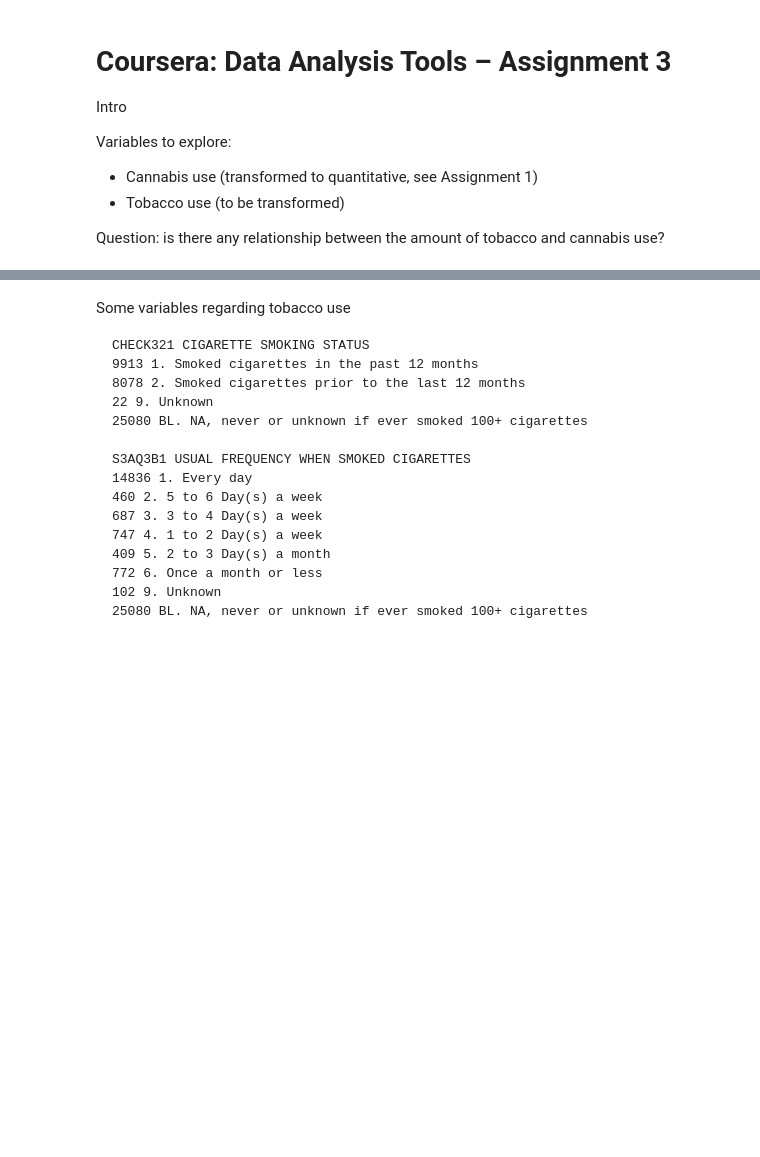
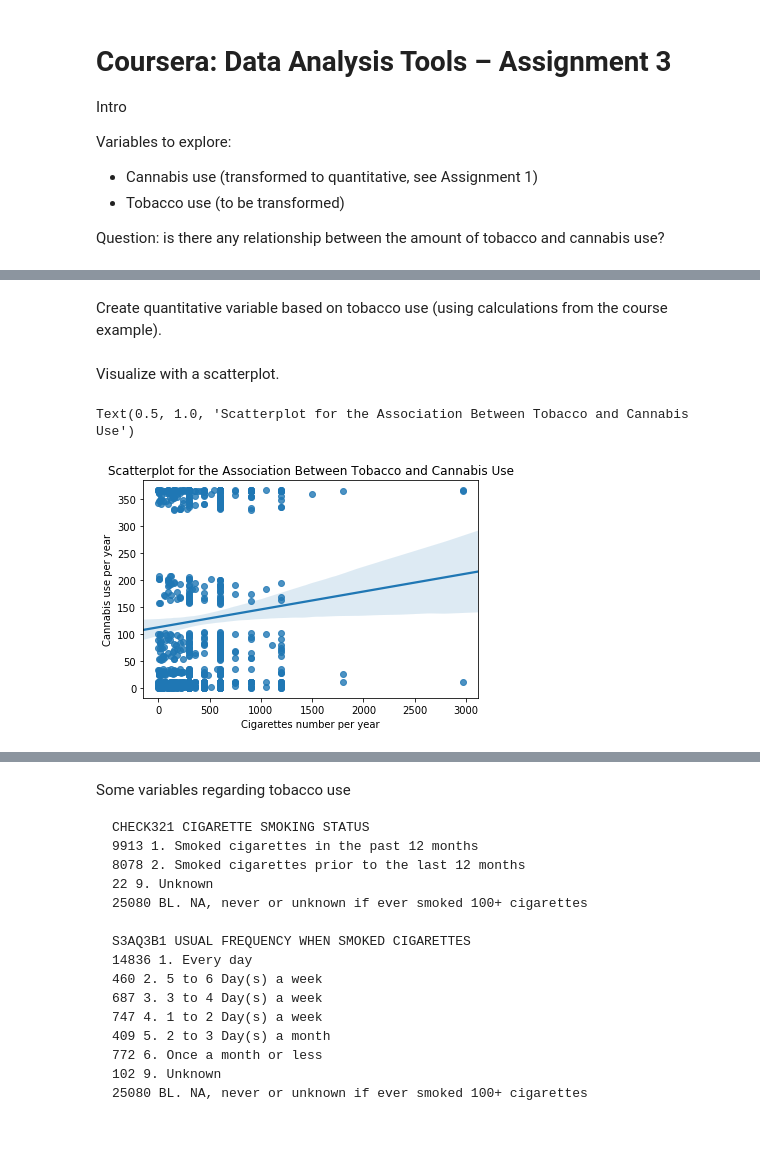
Before and after one commit to ansakoy/dai, a Jupyter notebook: dai2_dat/assignment3.ipynb, the cells around one changed output, grey strips where cells are left out. Cells and saved outputs as stored; diff of their text form; code cells hidden in the pictures; blank space fills up the shorter version.

```diff
--- a/dai2_dat/assignment3.ipynb
+++ b/dai2_dat/assignment3.ipynb
@@ -20,0 +95,30 @@ data = pd.read_csv(NESARC, low_memory=False)
+# %% [markdown]
+Create quantitative variable based on tobacco use (using calculations from the course example).
+# %%
+# recoding values for S3AQ3B1 into a new variable, USFREQMO, showing smoking day rate per month
+recode_map2 = {1: 30, 2: 22, 3: 14, 4: 5, 5: 2.5, 6: 1}
+
+CIG_FREQUENCY = 'S3AQ3B1'  # USUAL FREQUENCY WHEN SMOKED CIGARETTES
+CIG_FREQUENCY_MONTH = 'CIG_FREQUENCY_MONTH'
+CIG_NUM_DAY = 'CIG_NUM_DAY'
+CIG_NUM_YEAR = 'CIG_NUM_YEAR'
+CIG_QUANTITY = 'S3AQ3C1'  # USUAL QUANTITY WHEN SMOKED CIGARETTES
+
+cannabis_tobacco_subset2 = cannabis_tobacco_subset.copy()
+
+cannabis_tobacco_subset2[CIG_FREQUENCY_MONTH] = cannabis_tobacco_subset2[CIG_FREQUENCY].map(recode_map2)
+
+# secondary variable multiplying the number of days smoked/month and the approx number of cig smoked/day
+cannabis_tobacco_subset2[CIG_NUM_DAY] = cannabis_tobacco_subset2[CIG_FREQUENCY_MONTH] * cannabis_tobacco_subset2[CIG_QUANTITY]
+cannabis_tobacco_subset2[CIG_NUM_DAY] = pd.to_numeric(cannabis_tobacco_subset2[CIG_NUM_DAY], errors='coerce')
+cannabis_tobacco_subset2[CANNABIS_USE_QUANT] = pd.to_numeric(cannabis_tobacco_subset2[CANNABIS_USE_QUANT], errors='coerce')
+# %% [markdown]
+Visualize with a scatterplot.
+# %%
+scatplot = seaborn.regplot(x=CIG_NUM_DAY, y=CANNABIS_USE_QUANT, fit_reg=True, data=cannabis_tobacco_subset2)
+plt.xlabel('Cigarettes number per year')
+plt.ylabel('Cannabis use per year')
+plt.title('Scatterplot for the Association Between Tobacco and Cannabis Use')
+# %% [output]
+Text(0.5, 1.0, 'Scatterplot for the Association Between Tobacco and Cannabis Use')
+[figure, added]
```
Also changed, not shown: parts of 4 cells of this notebook.
